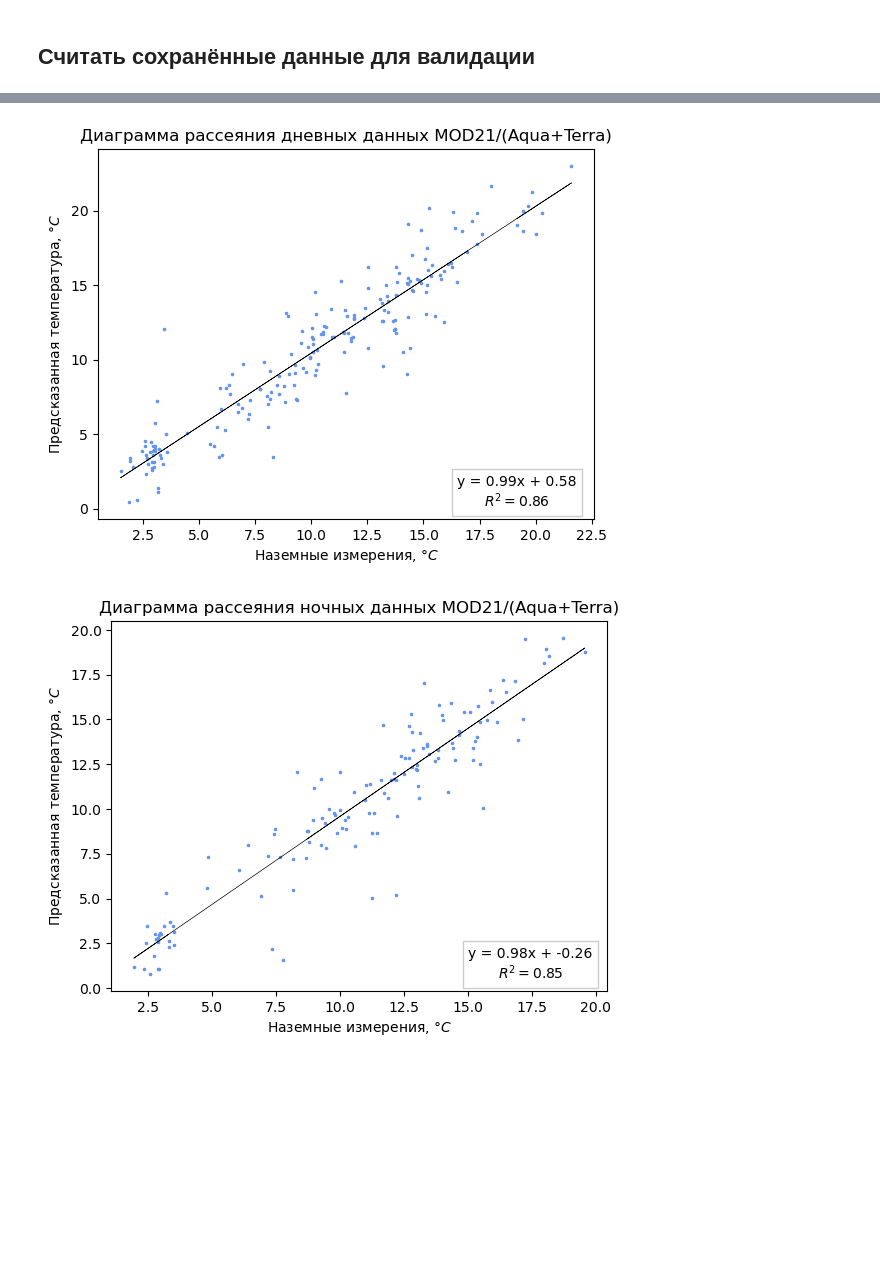
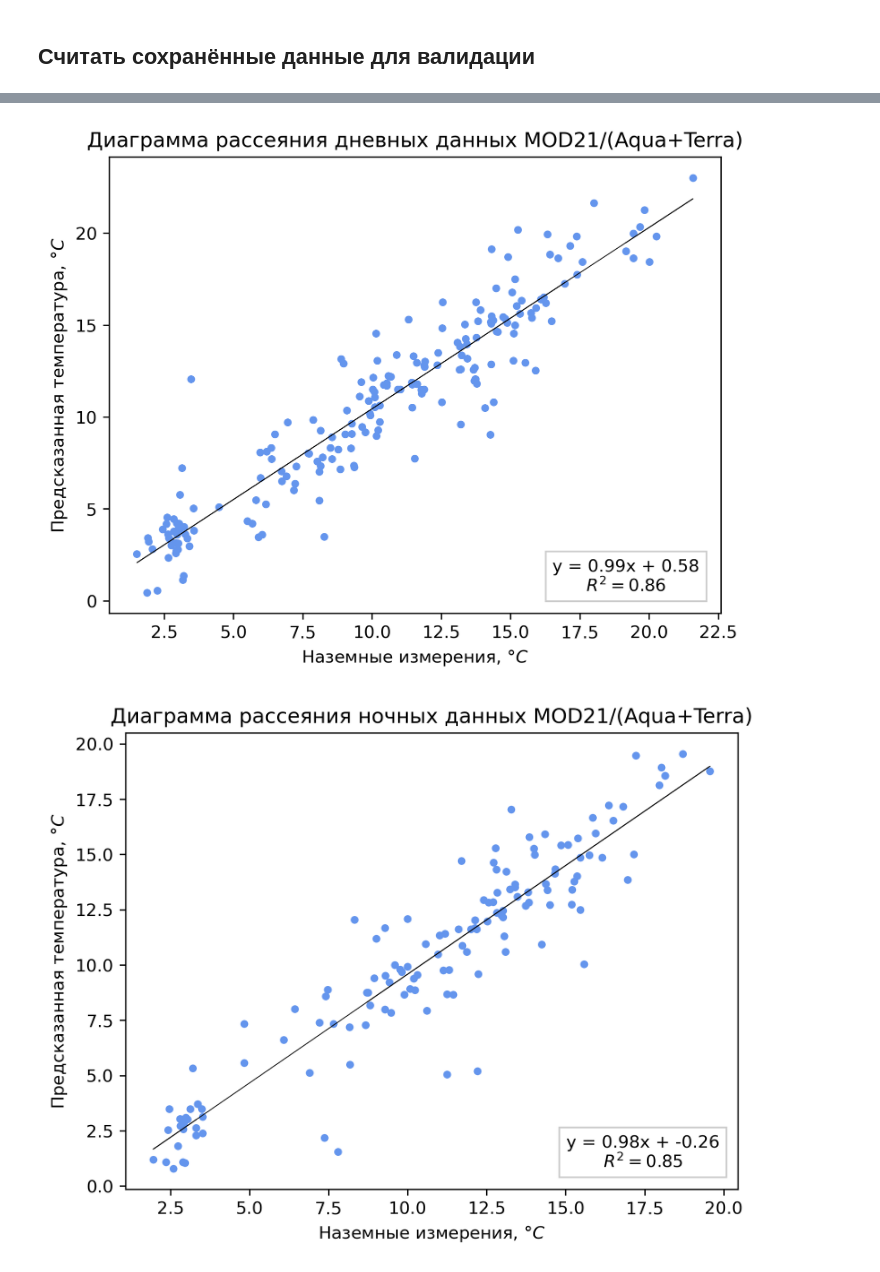
Before and after one commit to tobaffoon/baikal_vkr, a Jupyter notebook: Валидация/plot_validation.ipynb, the cells around one changed output, grey strips where cells are left out. Saved outputs shown, nothing was run; the diff lists cells and outputs as text; code cells hidden in the pictures; blank space fills up the shorter version.

```diff
--- a/Валидация/plot_validation.ipynb
+++ b/Валидация/plot_validation.ipynb
@@ -1,11 +1,15 @@
 # %%
 import matplotlib.pyplot as plt
+import matplotlib as mpl
+
 import pandas as pd
 
 from sklearn.metrics import r2_score
 from sklearn.linear_model import LinearRegression
+
+mpl.rcParams['figure.dpi'] = 300
 # %%
-def plot_validation(result_in_situ, result_image, title, plot_save_path):
+def plot_validation(result_in_situ, result_image, title, plot_save_path, are_big_markers=False):
    r2 = r2_score(result_in_situ, result_image)
 
    df_in_situ = result_in_situ.to_frame()
@@ -14,10 +18,15 @@ def plot_validation(result_in_situ, result_image, title, plot_save_path):
 
    f, ax = plt.subplots()
 
+   if (are_big_markers):
+      s=50
+   else:
+      s=10
+
    plt.scatter(
       df_in_situ,
       df_image,
-      s=10,
+      s=s,
       color='#6495ED',
       marker=".",
       label="Температура"
@@ -26,7 +35,7 @@ def plot_validation(result_in_situ, result_image, title, plot_save_path):
    plt.plot(
       df_in_situ,
       regressor.predict(df_in_situ),
-      linewidth=0.5,
+      linewidth=1.5,
       color='black',
       label="Линейная регрессия"
    )
@@ -120,11 +129,11 @@ plot_validation(mod11_night_in_situ, mod11_night_image, "Диаграмма ра
 # %%
-plot_validation(mod21_day_in_situ, mod21_day_image, "Диаграмма рассеяния дневных данных MOD21/(Aqua+Terra)", "Линейная_регрессия/mod21_day.png")
+plot_validation(mod21_day_in_situ, mod21_day_image, "Диаграмма рассеяния дневных данных MOD21/(Aqua+Terra)", "Линейная_регрессия/mod21_day.png", are_big_markers=True)
 # %% [output]
-[figure, old version]
+[figure, new version]
 # %%
-plot_validation(mod21_night_in_situ, mod21_night_image, "Диаграмма рассеяния ночных данных MOD21/(Aqua+Terra)", "Линейная_регрессия/mod21_night.png")
+plot_validation(mod21_night_in_situ, mod21_night_image, "Диаграмма рассеяния ночных данных MOD21/(Aqua+Terra)", "Линейная_регрессия/mod21_night.png", are_big_markers=True)
 # %% [output]
-[figure, old version]
+[figure, new version]
 # %%
 plot_validation_multiple([mod11_day_in_situ, mod21_day_in_situ], [mod11_day_image, mod21_day_image], two_colors, ["MOD11/(Aqua+Terra)", "MOD21/(Aqua+Terra)"], "Сравнение продуктов MODIS на дневных снимках", "Линейная_регрессия/modis_comparison_day.png")
 # %% [output]
```
Also changed, not shown: parts of 5 cells of this notebook, 44 other files.
